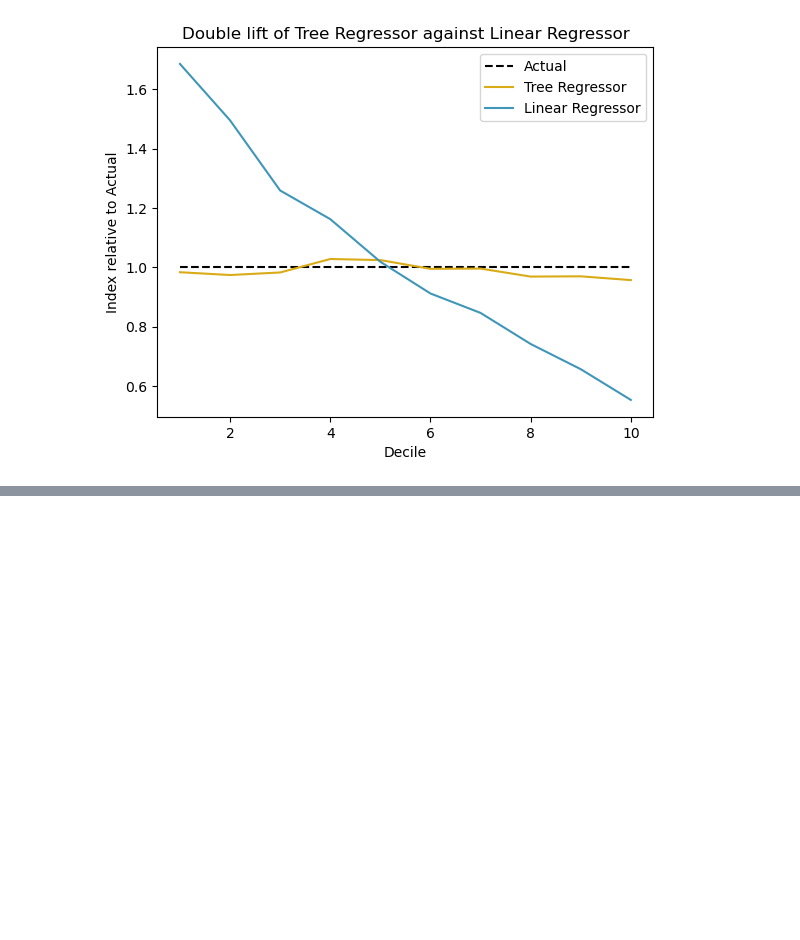
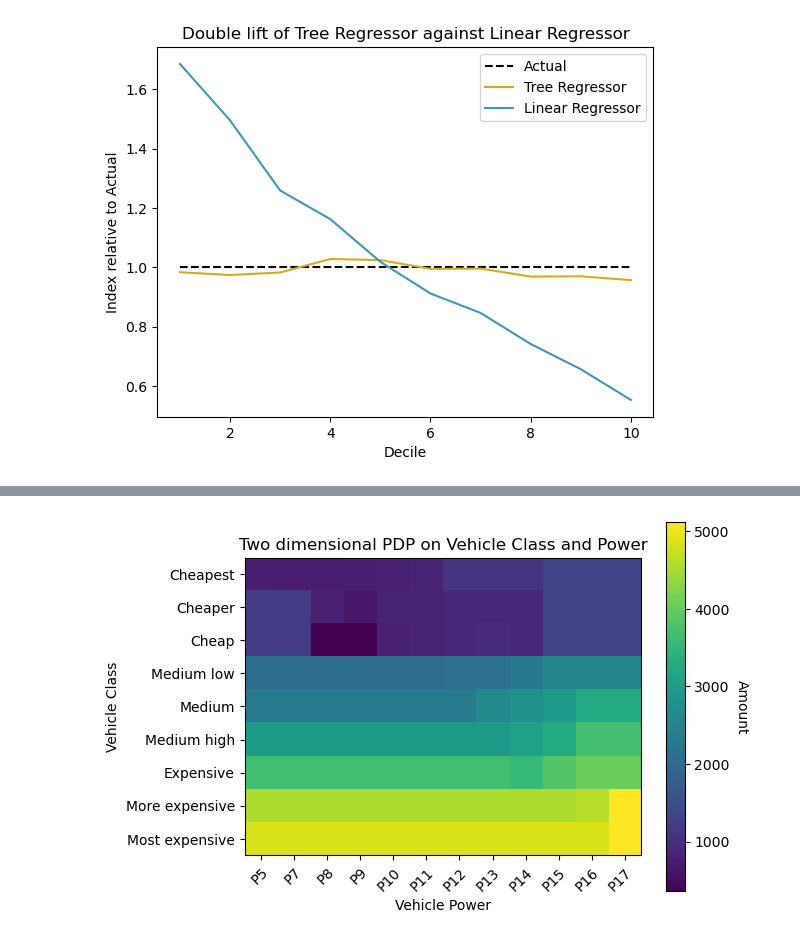
Before and after one commit to hellwind495/DataScienceDataViz, a Jupyter notebook: lift charts synthetic data.ipynb, the cells around one changed output, grey strips where cells are left out. Drawn from its saved outputs; the diff is of its cells as text; code cells hidden in the pictures; blank space fills up the shorter version.

```diff
--- a/lift charts synthetic data.ipynb
+++ b/lift charts synthetic data.ipynb
@@ -113,0 +124,21 @@ plt.show()
+# %%
+from sklearn.inspection import partial_dependence
+
+features = [(0,1)]
+pdp_output = partial_dependence(clf_tree, X_train, features, feature_names=["VehClass", "VehPower"], categorical_features=[True, True])
+x_labels = [vehpower_cat[i] for i in pdp_output["grid_values"][1]]
+y_labels = [vehclass_cat[i] for i in pdp_output["grid_values"][0]]
+fig, ax = plt.subplots()
+im = ax.imshow(pdp_output["average"][0])
+ax.set_xticks(range(len(x_labels)), labels=x_labels,
+              rotation=45, ha="right", rotation_mode="anchor")
+ax.set_xlabel("Vehicle Power")
+ax.set_yticks(range(len(y_labels)), labels=y_labels)
+ax.set_ylabel("Vehicle Class")
+
+cbar = ax.figure.colorbar(im, ax=ax)
+cbar.ax.set_ylabel("Amount", rotation=-90, va="bottom")
+ax.set_title("Two dimensional PDP on Vehicle Class and Power")
+plt.show()
+# %% [output]
+[figure, added]
```
Also changed, not shown: parts of 6 cells of this notebook, 3 other files.
